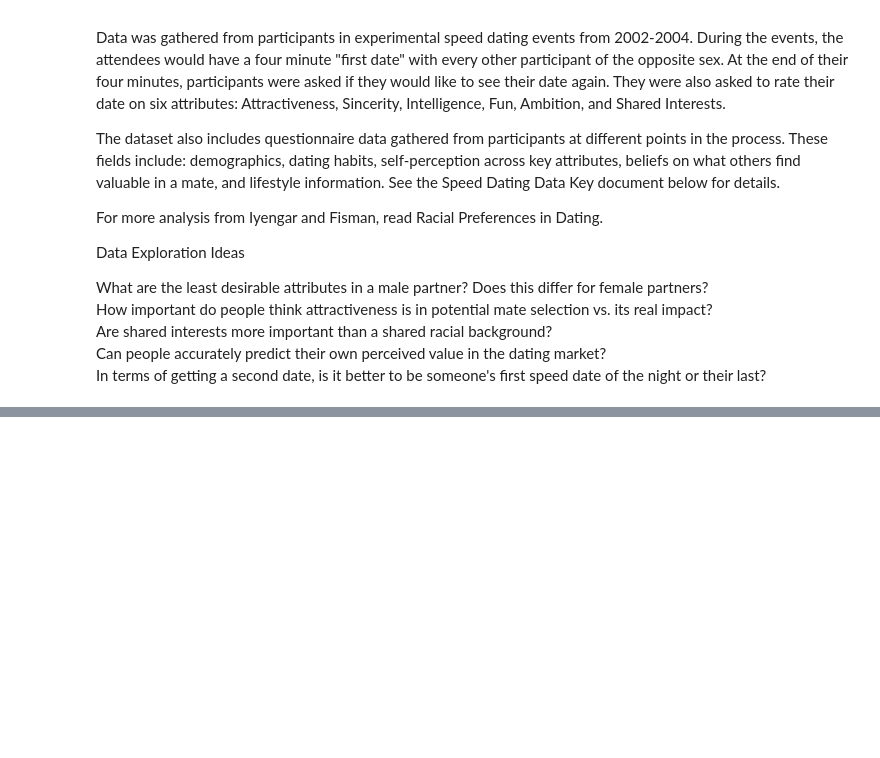
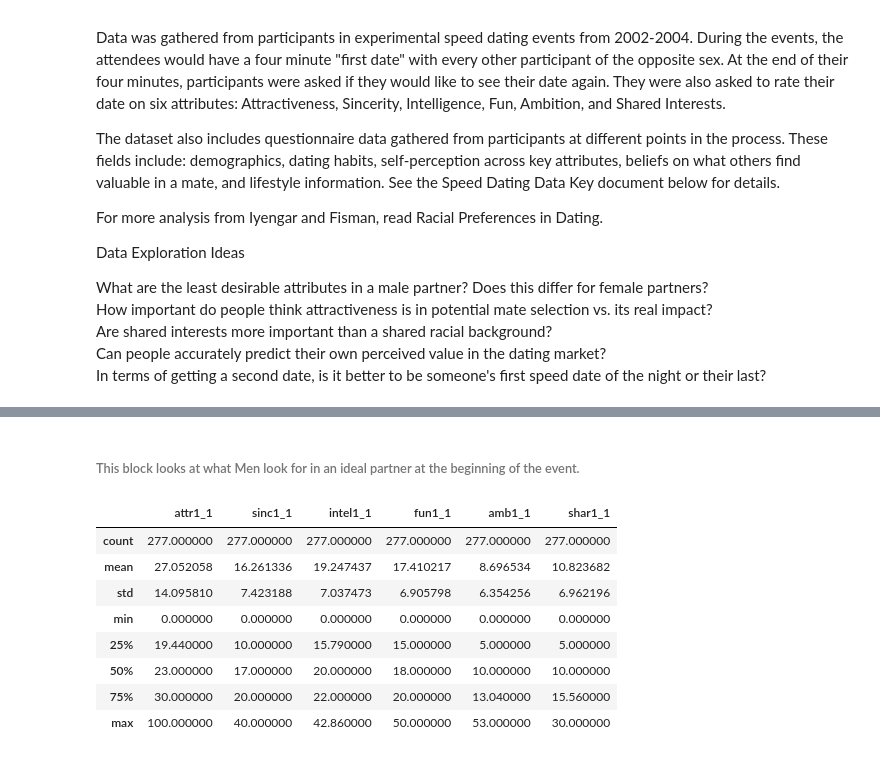
Before and after one commit to fiatveritas/Portfolio, a Jupyter notebook: Udacity_Project_5_Capstone/Love_At_First_Sight.ipynb, the cells around one changed output, grey strips where cells are left out. Saved outputs shown, nothing was run; the diff lists cells and outputs as text; code cells hidden in the pictures; blank space fills up the shorter version.

```diff
--- a/Udacity_Project_5_Capstone/Love_At_First_Sight.ipynb
+++ b/Udacity_Project_5_Capstone/Love_At_First_Sight.ipynb
@@ -18,0 +91,17 @@ In terms of getting a second date, is it better to be someone's first speed date
+# %% [markdown]
+<h6>This block looks at what Men look for in an ideal partner at the beginning of the event.</h6>
+# %%
+men_at_start = waves_men_women.copy()
+men_at_start = men_at_start[men_at_start['gender'] == 1]
+men_at_start.drop(['iid', 'wave', 'gender'], axis = 1, inplace = True)
+men_at_start.describe()
+# %% [output]
+|  | attr1_1 | sinc1_1 | intel1_1 | fun1_1 | amb1_1 | shar1_1 |
+| count | 277.000000 | 277.000000 | 277.000000 | 277.000000 | 277.000000 | 277.000000 |
+| mean | 27.052058 | 16.261336 | 19.247437 | 17.410217 | 8.696534 | 10.823682 |
+| std | 14.095810 | 7.423188 | 7.037473 | 6.905798 | 6.354256 | 6.962196 |
+| min | 0.000000 | 0.000000 | 0.000000 | 0.000000 | 0.000000 | 0.000000 |
+| 25% | 19.440000 | 10.000000 | 15.790000 | 15.000000 | 5.000000 | 5.000000 |
+| 50% | 23.000000 | 17.000000 | 20.000000 | 18.000000 | 10.000000 | 10.000000 |
+| 75% | 30.000000 | 20.000000 | 22.000000 | 20.000000 | 13.040000 | 15.560000 |
+| max | 100.000000 | 40.000000 | 42.860000 | 50.000000 | 53.000000 | 30.000000 |
```
Also changed, not shown: parts of 59 cells of this notebook, 1 other file.
